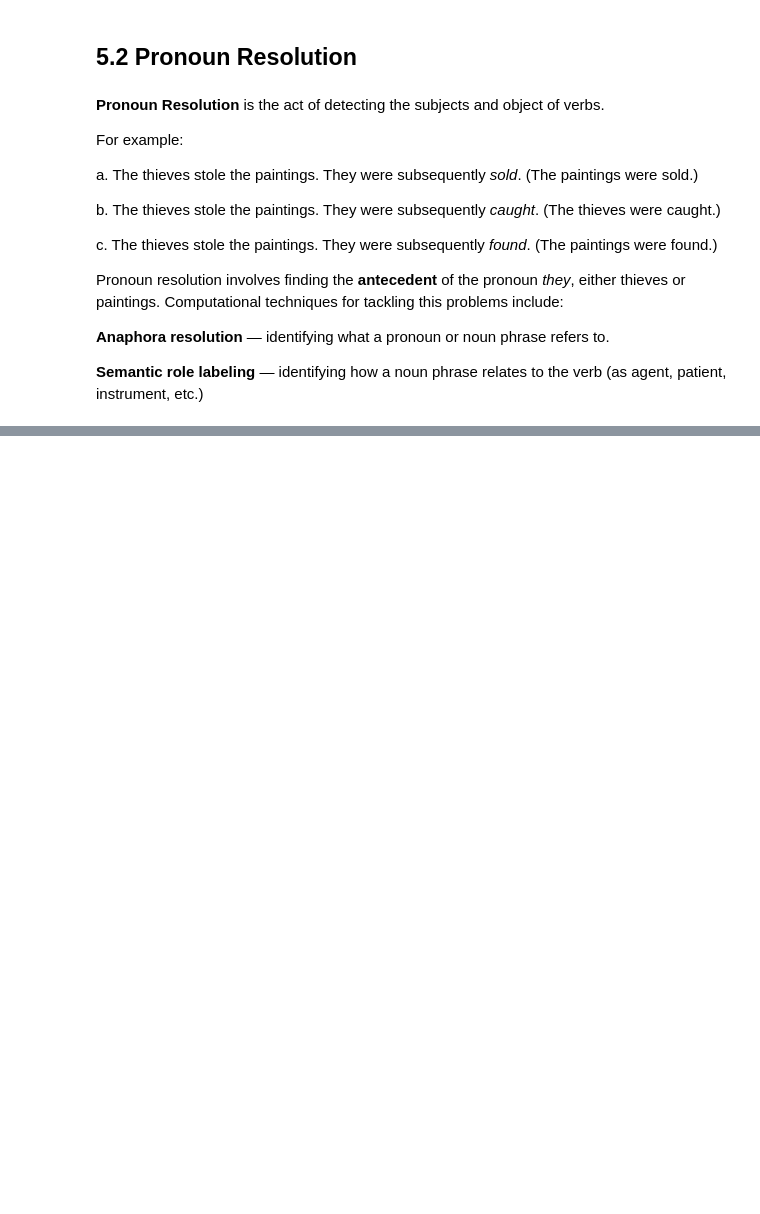
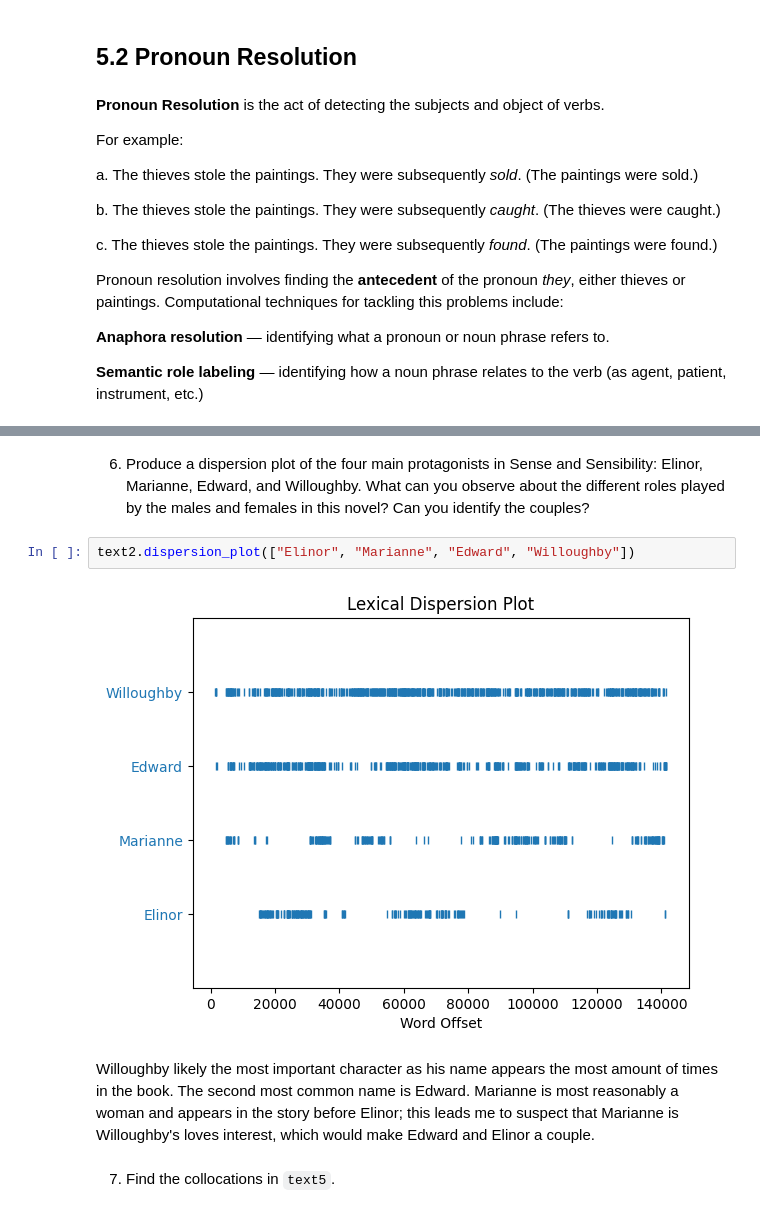
Before and after one commit to AlanElMago/nltk-tut-book, a Jupyter notebook: ch01/ch01.ipynb, the cells around one changed output, grey strips where cells are left out. Drawn from its saved outputs; the diff is of its cells as text; blank space fills up the shorter version.

```diff
--- a/ch01/ch01.ipynb
+++ b/ch01/ch01.ipynb
@@ -313,0 +337,10 @@ Pronoun resolution involves finding the **antecedent** of the pronoun *they*, ei
+# %% [markdown]
+6. Produce a dispersion plot of the four main protagonists in Sense and Sensibility: Elinor, Marianne, Edward, and Willoughby. What can you observe about the different roles played by the males and females in this novel? Can you identify the couples?
+# %%
+text2.dispersion_plot(["Elinor", "Marianne", "Edward", "Willoughby"])
+# %% [output]
+[figure, added]
+# %% [markdown]
+Willoughby likely the most important character as his name appears the most amount of times in the book. The second most common name is Edward. Marianne is most reasonably a woman and appears in the story before Elinor; this leads me to suspect that Marianne is Willoughby's loves interest, which would make Edward and Elinor a couple.
+# %% [markdown]
+7. Find the collocations in `text5`.
```
Also changed, not shown: parts of 10 cells of this notebook.
